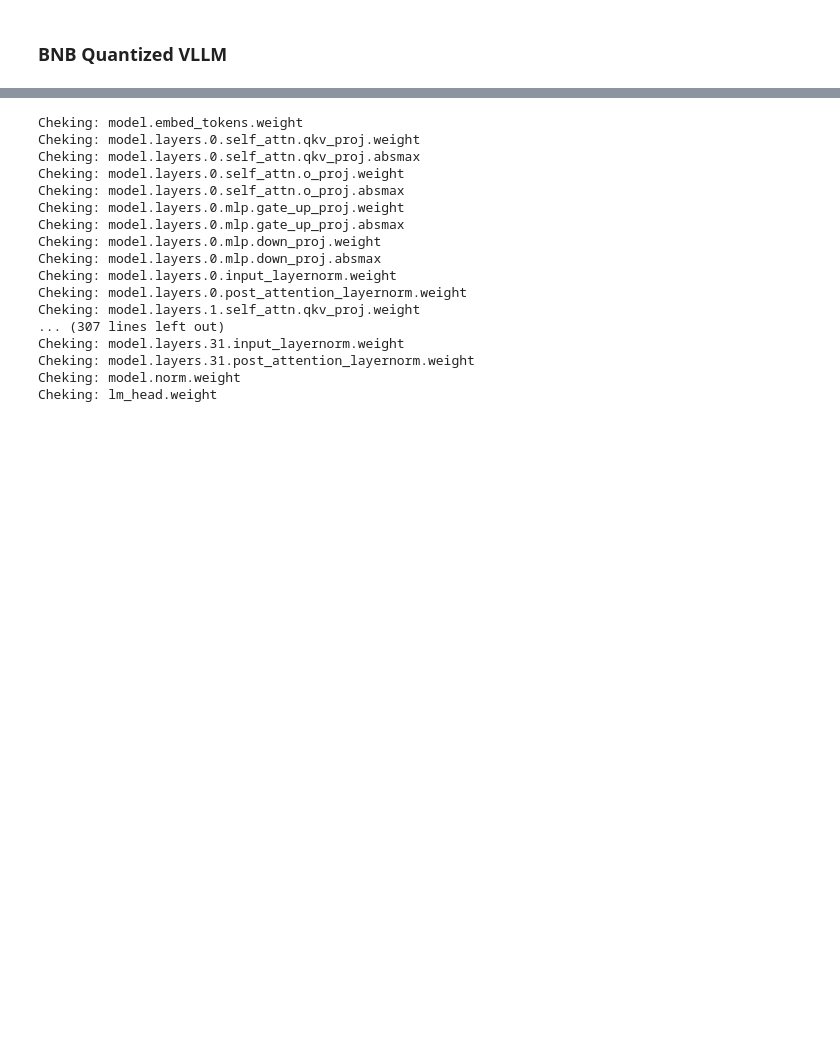
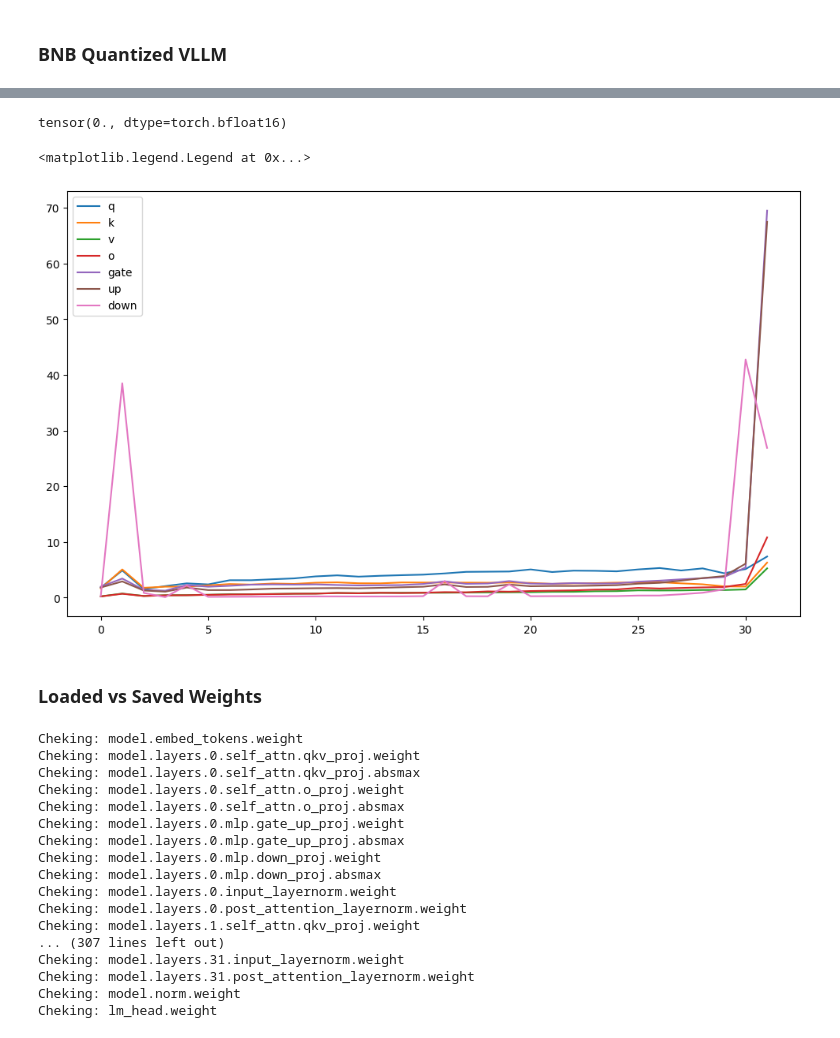
Before and after one commit to AnswerDotAI/vllm, a Jupyter notebook: examples/bnb_vllm.ipynb, the cells around one changed output, grey strips where cells are left out. Saved outputs shown, nothing was run; the diff lists cells and outputs as text; code cells hidden in the pictures; blank space fills up the shorter version.

Commit message:
plot activations

```diff
--- a/examples/bnb_vllm.ipynb
+++ b/examples/bnb_vllm.ipynb
@@ -480,0 +761,2 @@ LlamaForCausalLM(
+# %%
+layer = 30
@@ -481,3 +766,54 @@ LlamaForCausalLM(
+# %%
+(hf_embed_output - vllm_embed_output).norm() / hf_embed_output.norm()
+# %% [output]
+tensor(0., dtype=torch.bfloat16)
+# %%
+deltas = {k:[] for k in ["q","k","v","o","gate","up","down"]}
+
+for layer in range(len(vllm_model.model.layers)):
+    hf_q_output = hf_saved_activations[f'model.layers.{layer}.self_attn.q_proj'][0]
+    vllm_q_output = vllm_saved_activations[f'model.layers.{layer}.self_attn.qkv_proj'][0][:,:4096]
+    deltas["q"].append((hf_q_output - vllm_q_output).norm(p=2))
+
+    hf_k_output = hf_saved_activations[f'model.layers.{layer}.self_attn.k_proj'][0]
+    vllm_k_output = vllm_saved_activations[f'model.layers.{layer}.self_attn.qkv_proj'][0][:,4096:4096*2]
+    deltas["k"].append((hf_k_output - vllm_k_output).norm(p=2))
+
+    hf_v_output = hf_saved_activations[f'model.layers.{layer}.self_attn.v_proj'][0]
+    vllm_v_output = vllm_saved_activations[f'model.layers.{layer}.self_attn.qkv_proj'][0][:,4096*2:]
+    deltas["v"].append((hf_v_output - vllm_v_output).norm(p=2))
+
+    hf_o_output = hf_saved_activations[f'model.layers.{layer}.self_attn.o_proj'][0]
+    vllm_o_output = vllm_saved_activations[f'model.layers.{layer}.self_attn.o_proj'][0]
+    deltas["o"].append((hf_o_output - vllm_o_output).norm(p=2))
+
+    hf_gate_output = hf_saved_activations[f'model.layers.{layer}.mlp.gate_proj'][0]
+    vllm_gate_output = vllm_saved_activations[f'model.layers.{layer}.mlp.gate_up_proj'][0][:,:11008]
+    deltas["gate"].append((hf_gate_output - vllm_gate_output).norm(p=2))
+
+    hf_up_output = hf_saved_activations[f'model.layers.{layer}.mlp.up_proj'][0]
+    vllm_up_output = vllm_saved_activations[f'model.layers.{layer}.mlp.gate_up_proj'][0][:,11008:]
+    deltas["up"].append((hf_up_output - vllm_up_output).norm(p=2))
+
+    hf_down_output = hf_saved_activations[f'model.layers.{layer}.mlp.down_proj'][0]
+    vllm_down_output = vllm_saved_activations[f'model.layers.{layer}.mlp.down_proj'][0]
+    deltas["down"].append((hf_down_output - vllm_down_output).norm(p=2))
+# %%
+deltas = {k:torch.stack(v).float().numpy() for k,v in deltas.items()}
+# %%
+fig, ax = plt.subplots(figsize=(12,7))
+
+# Loop through the dictionary and plot each line with a label
+for key, values in deltas.items():
+    ax.plot(values, label=key)
+
+# Adding a legend to distinguish the lines
+ax.legend()
+# %% [output]
+<matplotlib.legend.Legend at 0x...>
+[figure, added]
+# %% [markdown]
+### Loaded vs Saved Weights
 # %%
 def create_quant_state(absmax, shape):
     quant_state = QuantState(absmax, dtype=torch.bfloat16)
```
Also changed, not shown: parts of 58 cells of this notebook.
